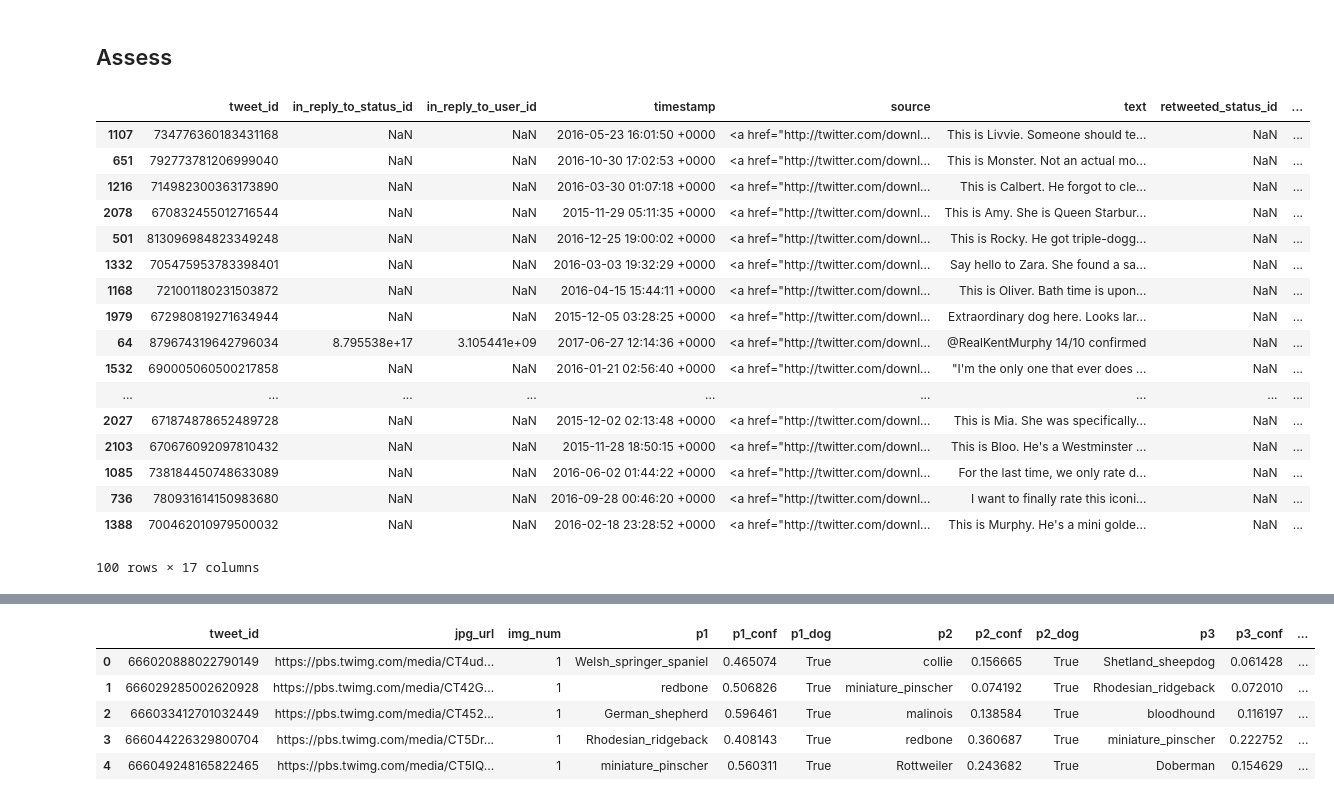
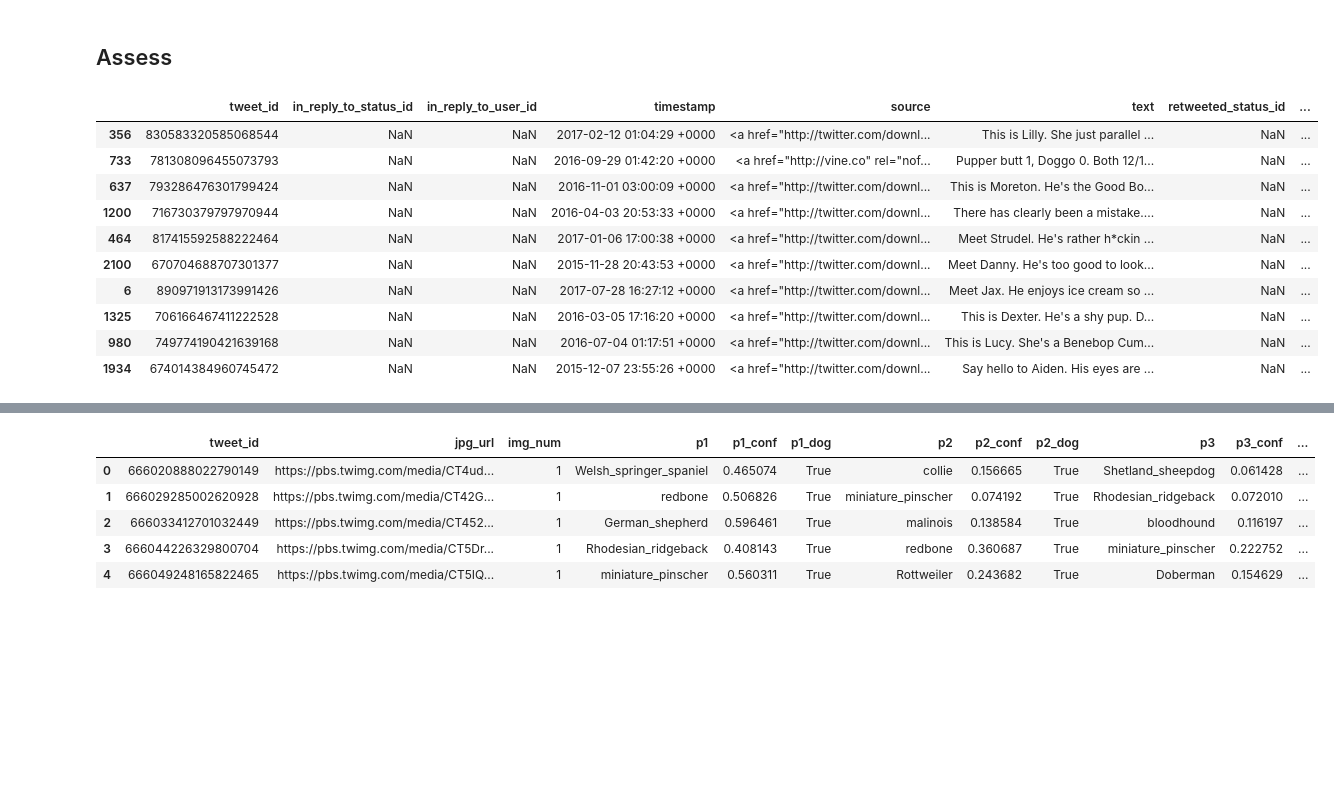
Before and after one commit to ibragimoveldor/Data-Analyst-Projects, a Jupyter notebook: Project_4/Intro_to_data_wrangling/Final_project/wrangle_act.ipynb, the cells around one changed output, grey strips where cells are left out. Cells and saved outputs as stored; diff of their text form; code cells hidden in the pictures; blank space fills up the shorter version.

```diff
--- a/Project_4/Intro_to_data_wrangling/Final_project/wrangle_act.ipynb
+++ b/Project_4/Intro_to_data_wrangling/Final_project/wrangle_act.ipynb
@@ -126,26 +141,19 @@ df_3.head()
 # copy twitter-archive-enhanced file
 archive = df_1.copy()
 # %%
-archive.sample(100)
+archive.sample(10)
 # %% [output]
 |  | tweet_id | in_reply_to_status_id | in_reply_to_user_id | timestamp | source | text | retweeted_status_id | ... |
-| 1107 | 734776360183431168 | NaN | NaN | 2016-05-23 16:01:50 +0000 | <a href="http://twitter.com/downl... | This is Livvie. Someone should te... | NaN | ... |
-| 651 | 792773781206999040 | NaN | NaN | 2016-10-30 17:02:53 +0000 | <a href="http://twitter.com/downl... | This is Monster. Not an actual mo... | NaN | ... |
-| 1216 | 714982300363173890 | NaN | NaN | 2016-03-30 01:07:18 +0000 | <a href="http://twitter.com/downl... | This is Calbert. He forgot to cle... | NaN | ... |
-| 2078 | 670832455012716544 | NaN | NaN | 2015-11-29 05:11:35 +0000 | <a href="http://twitter.com/downl... | This is Amy. She is Queen Starbur... | NaN | ... |
-| 501 | 813096984823349248 | NaN | NaN | 2016-12-25 19:00:02 +0000 | <a href="http://twitter.com/downl... | This is Rocky. He got triple-dogg... | NaN | ... |
-| 1332 | 705475953783398401 | NaN | NaN | 2016-03-03 19:32:29 +0000 | <a href="http://twitter.com/downl... | Say hello to Zara. She found a sa... | NaN | ... |
-| 1168 | 721001180231503872 | NaN | NaN | 2016-04-15 15:44:11 +0000 | <a href="http://twitter.com/downl... | This is Oliver. Bath time is upon... | NaN | ... |
-| 1979 | 672980819271634944 | NaN | NaN | 2015-12-05 03:28:25 +0000 | <a href="http://twitter.com/downl... | Extraordinary dog here. Looks lar... | NaN | ... |
-| 64 | 879674319642796034 | 8.795538e+17 | 3.105441e+09 | 2017-06-27 12:14:36 +0000 | <a href="http://twitter.com/downl... | @RealKentMurphy 14/10 confirmed | NaN | ... |
-| 1532 | 690005060500217858 | NaN | NaN | 2016-01-21 02:56:40 +0000 | <a href="http://twitter.com/downl... | "I'm the only one that ever does ... | NaN | ... |
-| ... | ... | ... | ... | ... | ... | ... | ... | ... |
-| 2027 | 671874878652489728 | NaN | NaN | 2015-12-02 02:13:48 +0000 | <a href="http://twitter.com/downl... | This is Mia. She was specifically... | NaN | ... |
-| 2103 | 670676092097810432 | NaN | NaN | 2015-11-28 18:50:15 +0000 | <a href="http://twitter.com/downl... | This is Bloo. He's a Westminster ... | NaN | ... |
-| 1085 | 738184450748633089 | NaN | NaN | 2016-06-02 01:44:22 +0000 | <a href="http://twitter.com/downl... | For the last time, we only rate d... | NaN | ... |
-| 736 | 780931614150983680 | NaN | NaN | 2016-09-28 00:46:20 +0000 | <a href="http://twitter.com/downl... | I want to finally rate this iconi... | NaN | ... |
-| 1388 | 700462010979500032 | NaN | NaN | 2016-02-18 23:28:52 +0000 | <a href="http://twitter.com/downl... | This is Murphy. He's a mini golde... | NaN | ... |
+| 356 | 830583320585068544 | NaN | NaN | 2017-02-12 01:04:29 +0000 | <a href="http://twitter.com/downl... | This is Lilly. She just parallel ... | NaN | ... |
+| 733 | 781308096455073793 | NaN | NaN | 2016-09-29 01:42:20 +0000 | <a href="http://vine.co" rel="nof... | Pupper butt 1, Doggo 0. Both 12/1... | NaN | ... |
+| 637 | 793286476301799424 | NaN | NaN | 2016-11-01 03:00:09 +0000 | <a href="http://twitter.com/downl... | This is Moreton. He's the Good Bo... | NaN | ... |
+| 1200 | 716730379797970944 | NaN | NaN | 2016-04-03 20:53:33 +0000 | <a href="http://twitter.com/downl... | There has clearly been a mistake.... | NaN | ... |
+| 464 | 817415592588222464 | NaN | NaN | 2017-01-06 17:00:38 +0000 | <a href="http://twitter.com/downl... | Meet Strudel. He's rather h*ckin ... | NaN | ... |
+| 2100 | 670704688707301377 | NaN | NaN | 2015-11-28 20:43:53 +0000 | <a href="http://twitter.com/downl... | Meet Danny. He's too good to look... | NaN | ... |
+| 6 | 890971913173991426 | NaN | NaN | 2017-07-28 16:27:12 +0000 | <a href="http://twitter.com/downl... | Meet Jax. He enjoys ice cream so ... | NaN | ... |
+| 1325 | 706166467411222528 | NaN | NaN | 2016-03-05 17:16:20 +0000 | <a href="http://twitter.com/downl... | This is Dexter. He's a shy pup. D... | NaN | ... |
+| 980 | 749774190421639168 | NaN | NaN | 2016-07-04 01:17:51 +0000 | <a href="http://twitter.com/downl... | This is Lucy. She's a Benebop Cum... | NaN | ... |
+| 1934 | 674014384960745472 | NaN | NaN | 2015-12-07 23:55:26 +0000 | <a href="http://twitter.com/downl... | Say hello to Aiden. His eyes are ... | NaN | ... |
-100 rows × 17 columns
 # %%
 archive.info()
 # %% [output]
```
Also changed, not shown: parts of 51 cells of this notebook.
